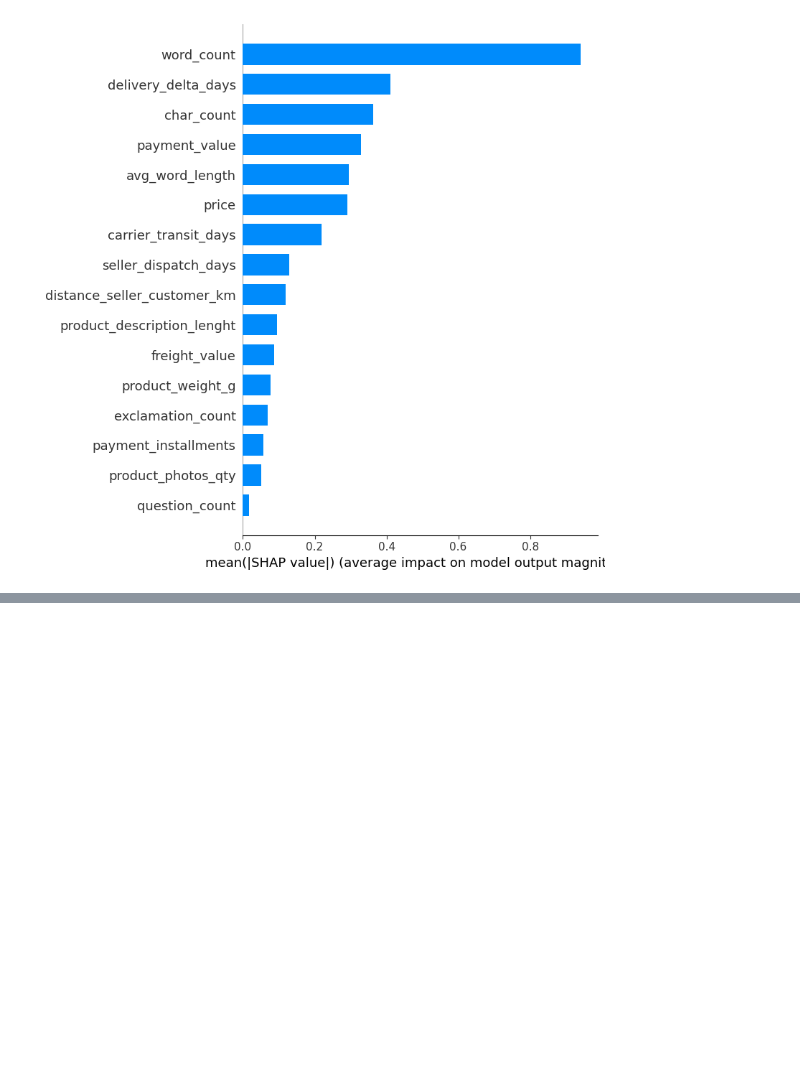
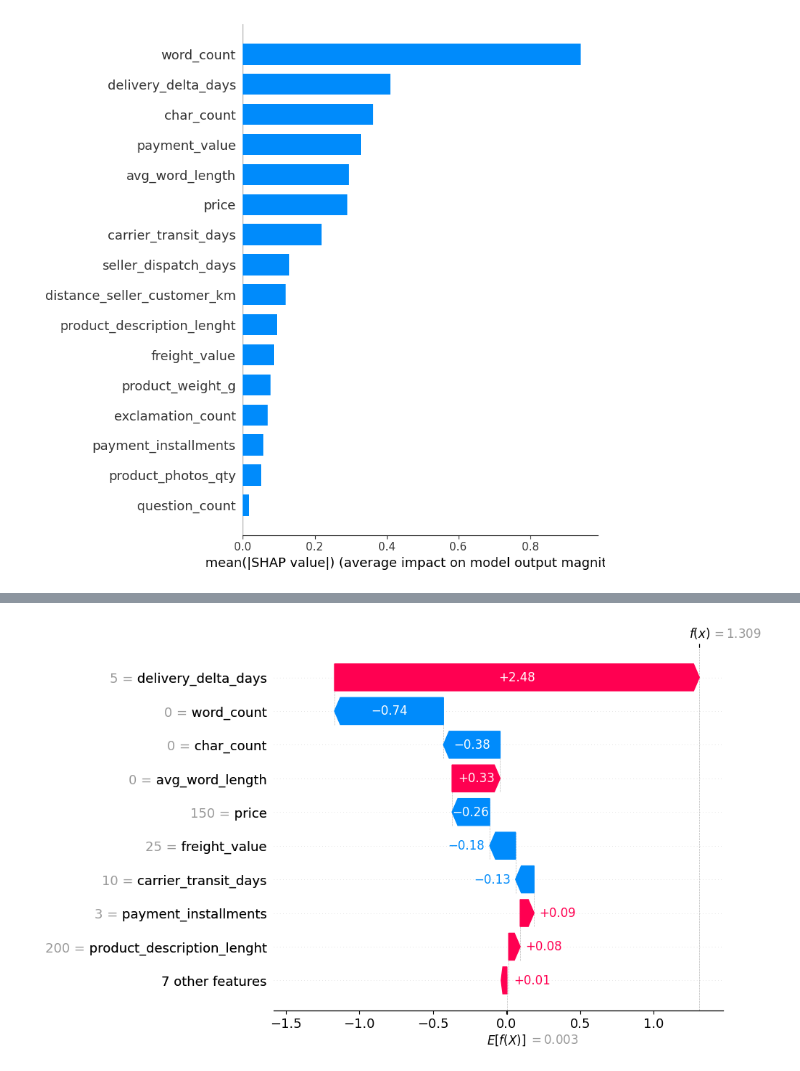
Before and after one commit to joaortizro/Microproyecto-MLOPS, a Jupyter notebook: notebooks/modelA.ipynb, the cells around one changed output, grey strips where cells are left out. Drawn from its saved outputs; the diff is of its cells as text; code cells hidden in the pictures; blank space fills up the shorter version.

```diff
--- a/notebooks/modelA.ipynb
+++ b/notebooks/modelA.ipynb
@@ -235,36 +239,33 @@ print(f"scale_pos_weight: {scale_pos_weight:.2f}")
 Train: (88009, 16), Test: (22003, 16)
 scale_pos_weight: 5.76
 # %%
-mlflow.set_tracking_uri("http://localhost:8050")
-mlflow.set_experiment("olist-negative-review-classifier")
 
-with mlflow.start_run(run_name="xgb-v1-baseline"):
-    params = {
+
+
+params = {
         'n_estimators': 300,
         'max_depth': 6,
         'learning_rate': 0.1,
         'scale_pos_weight': scale_pos_weight,
         'eval_metric': 'auc',
         'random_state': 42,
-    }
+}
 
-    model = xgb.XGBClassifier(**params)
-    model.fit(X_train, y_train, eval_set=[(X_test, y_test)], verbose=50)
+model = xgb.XGBClassifier(**params)
+model.fit(X_train, y_train, eval_set=[(X_test, y_test)], verbose=50)
 
-    y_pred = model.predict(X_test)
-    y_proba = model.predict_proba(X_test)[:, 1]
+y_pred = model.predict(X_test)
+y_proba = model.predict_proba(X_test)[:, 1]
 
-    metrics = {
+metrics = {
         'roc_auc': roc_auc_score(y_test, y_proba),
         'f1': f1_score(y_test, y_pred),
         'precision': precision_score(y_test, y_pred),
         'recall': recall_score(y_test, y_pred),
-    }
+}
 
-    mlflow.log_params(params)
-    mlflow.log_metrics(metrics)
-    mlflow.xgboost.log_model(model, artifact_path="model")
 
-    print(classification_report(y_test, y_pred))
-    print(f"ROC AUC: {metrics['roc_auc']:.4f}")
+
+print(classification_report(y_test, y_pred))
+print(f"ROC AUC: {metrics['roc_auc']:.4f}")
 # %% [output]
@@ -316,0 +413,12 @@ shap.summary_plot(shap_values, X_test, feature_names=FEATURE_COLUMNS, plot_type=
+# %%
+
+shap_single = explainer.shap_values(new_order)
+
+shap.plots.waterfall(shap.Explanation(
+    values=shap_single[0],
+    base_values=explainer.expected_value,
+    data=new_order.iloc[0],
+    feature_names=FEATURE_COLUMNS
+))
+# %% [output]
+[figure, added]
```
Also changed, not shown: parts of 9 cells of this notebook, 10 other files.
